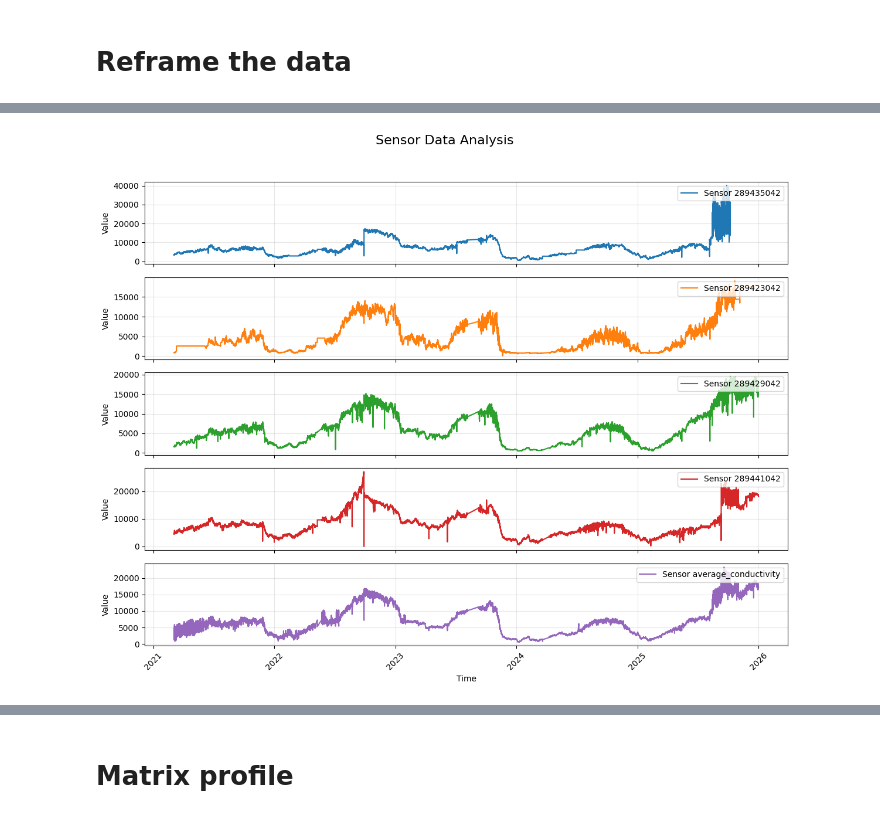
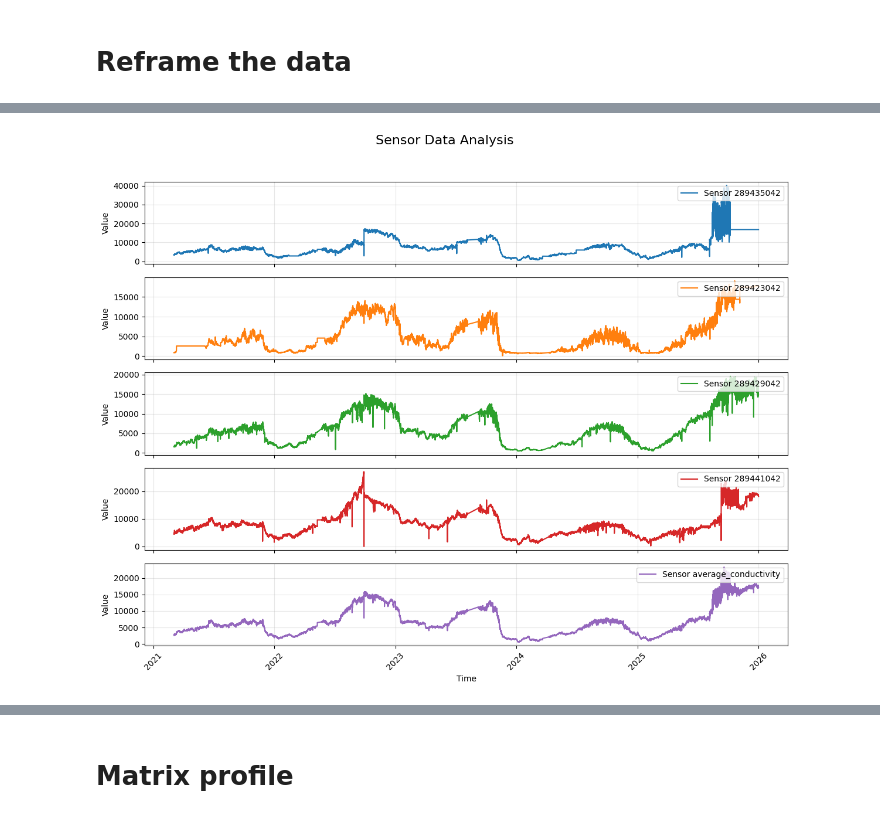
Before and after one commit to ShehabEldeenAyman/Gent-Terneuzen-canal, a Jupyter notebook: time_series_analysis/matrix_profile.ipynb, the cells around one changed output, grey strips where cells are left out. Cells and saved outputs as stored; diff of their text form; code cells hidden in the pictures.

```diff
--- a/time_series_analysis/matrix_profile.ipynb
+++ b/time_series_analysis/matrix_profile.ipynb
@@ -132,24 +132,25 @@ time
 # %%
 fig, axes = plt.subplots(nrows=5, ncols=1, figsize=(12, 10), sharex=True)
 
 sensors = ['289435042', '289423042', '289429042', '289441042']
 colors  = ['#1f77b4', '#ff7f0e', '#2ca02c', '#d62728','#9467bd']
+final_df = final_df.bfill().ffill()
 final_df['average_conductivity'] = final_df[sensors].mean(axis=1)
-final_df = final_df.bfill()
+
 sensors_with_avg = sensors + ['average_conductivity']
 
 for i, sensor in enumerate(sensors_with_avg):
     ax = axes[i]
     ax.plot(final_df.index, final_df[sensor], label=f"Sensor {sensor}", color=colors[i])
     ax.set_ylabel("Value")
     ax.legend(loc='upper right')
     ax.grid(True, alpha=0.3)
 
 plt.suptitle("Sensor Data Analysis", fontsize=16)
 plt.xlabel("Time")
 plt.xticks(rotation=45)
 plt.tight_layout(rect=[0, 0.03, 1, 0.95])
 plt.show()
 # %% [output]
-[figure, old version]
+[figure, new version]
 # %%
```
Also changed, not shown: parts of 10 cells of this notebook, 3 other files.
